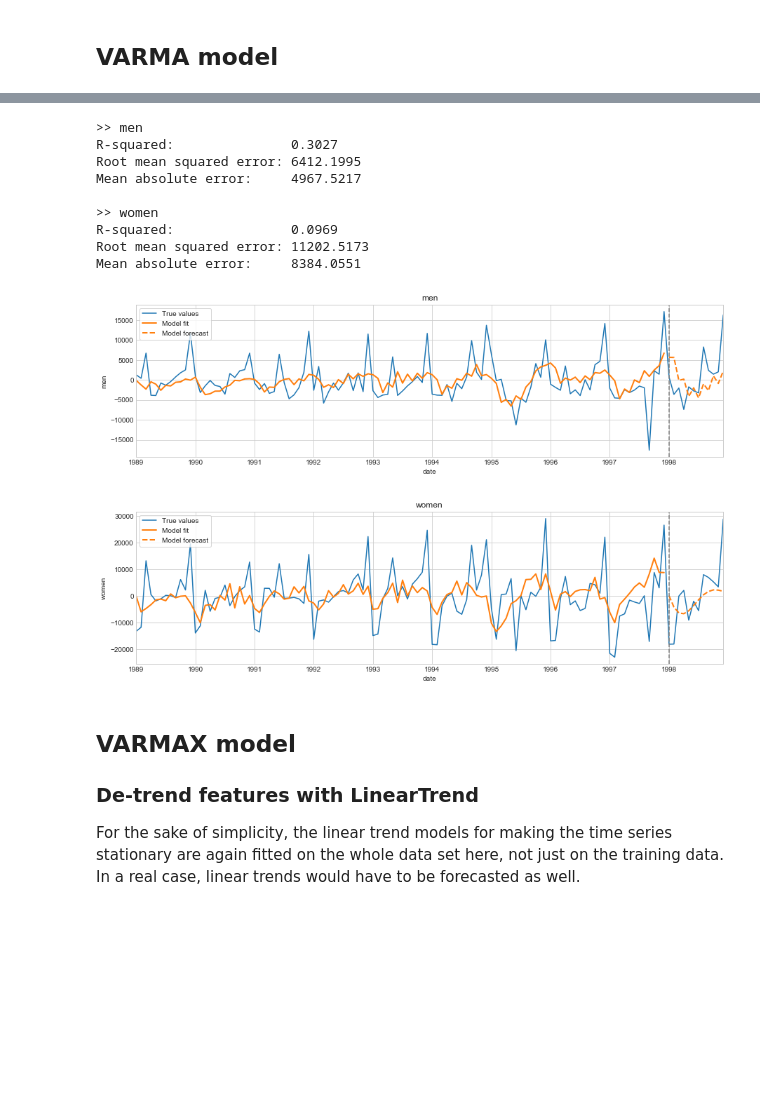
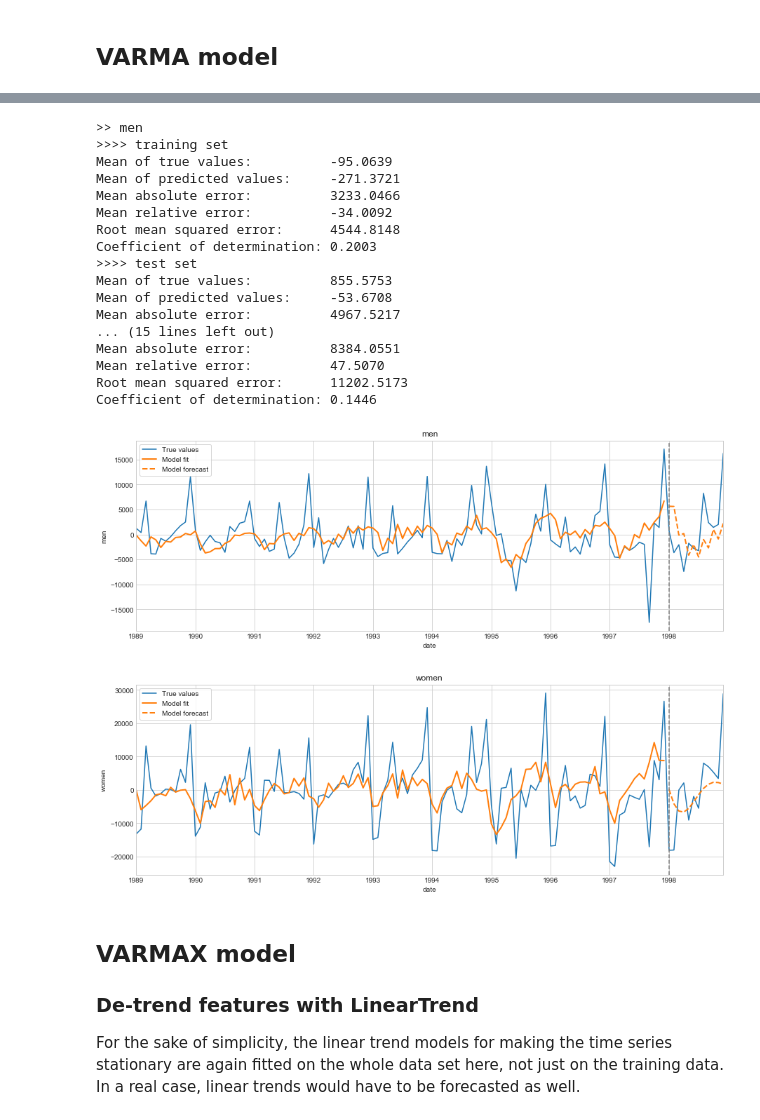
Before and after one commit to LukeBeckerBB/forecasting-toolkit, a Jupyter notebook: 14-var-models.ipynb, the cells around one changed output, grey strips where cells are left out. Drawn from its saved outputs; the diff is of its cells as text; code cells hidden in the pictures; blank space fills up the shorter version.

```diff
--- a/14-var-models.ipynb
+++ b/14-var-models.ipynb
@@ -128,9 +128,12 @@ Warnings:
 Y_pred = model.predict()
 Y_fcst = model.forecast(12)
 
-# Evaluate model on test set
+# Evaluate model on training and test set
 for target in targets:
     print("\n>>", target)
+    print(">>>> training set")
+    h.eval_model(Y_train[target], Y_pred[target])
+    print(">>>> test set")
     h.eval_model(Y_test[target], Y_fcst[target])
 
 # Visualize fit and forecast
@@ -152,5 +163,6 @@ Mean absolute error:     8049.5246
 # %%
 # Plot residuals
 residuals = Y_train - Y_pred
-h.plot_series(*[residuals[t] for t in targets], xlabel=residuals.index.name, ylabel="residuals")
+for target in targets:
+    h.plot_residuals(residuals[target], figsize=(15,3))
 # %% [output]
@@ -164,7 +177,7 @@ Y_test = Y_dt["1998"]
 # %%
 # Instantiate and train model - AR(2) MA(2)
 model = VARMAX(Y_train, exog=None, order=(2,2))
-model = model.fit(maxiter=1000)
+model = model.fit(maxiter=500)
 model.summary()
 # %% [output]
 Statespace Model Results
@@ -212,29 +225,40 @@ Warnings:
 # %%
 # Predict and forecast
 Y_pred = model.predict()
 Y_fcst = model.forecast(12)
 
-# Evaluate model on test set
+# Evaluate model on training and test set
 for target in targets:
     print("\n>>", target)
+    print(">>>> training set")
+    h.eval_model(Y_train[target], Y_pred[target])
+    print(">>>> test set")
     h.eval_model(Y_test[target], Y_fcst[target])
 
 # Visualize fit and forecast
 for target in targets:
     h.plot_model(Y_dt[target], Y_pred[target], Y_fcst[target],
                  xlabel=Y.index.name, ylabel=target, title=target)
 # %% [output]
 >> men
-R-squared:               0.3027
-Root mean squared error: 6412.1995
-Mean absolute error:     4967.5217
-
->> women
-R-squared:               0.0969
-Root mean squared error: 11202.5173
-Mean absolute error:     8384.0551
+>>>> training set
+Mean of true values:          -95.0639
+Mean of predicted values:     -271.3721
+Mean absolute error:          3233.0466
+Mean relative error:          -34.0092
+Root mean squared error:      4544.8148
+Coefficient of determination: 0.2003
+>>>> test set
+Mean of true values:          855.5753
+Mean of predicted values:     -53.6708
+Mean absolute error:          4967.5217
+... (15 lines left out)
+Mean absolute error:          8384.0551
+Mean relative error:          47.5070
+Root mean squared error:      11202.5173
+Coefficient of determination: 0.1446
-[figure, old version]
+[figure, new version]
-[figure, old version]
+[figure, new version]
 # %% [markdown]
 ## VARMAX model
 
```
Also changed, not shown: parts of 6 cells of this notebook, 9 other files.
